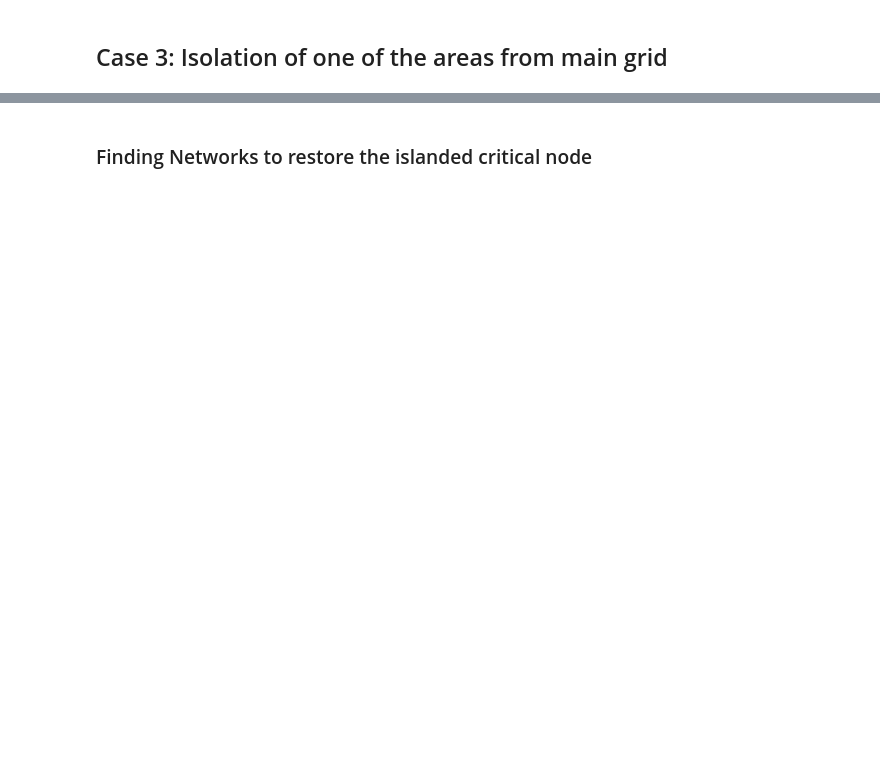
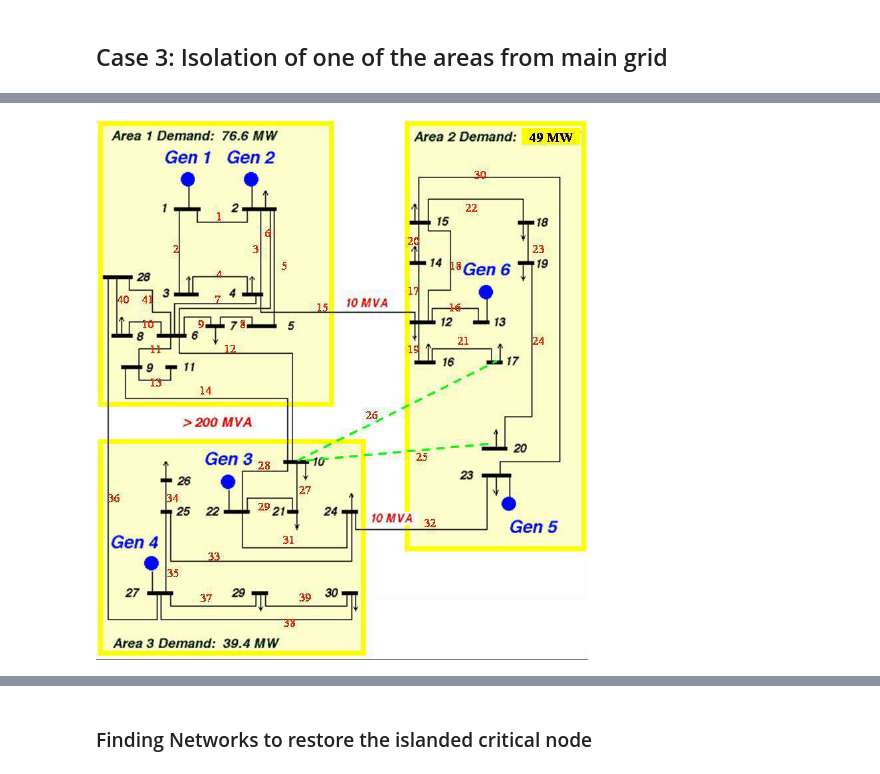
Before and after one commit to kishanknows/graph-based-resiliency-for-PDN, a Jupyter notebook: case3.ipynb, the cells around one changed output, grey strips where cells are left out. Saved outputs shown, nothing was run; the diff lists cells and outputs as text; code cells hidden in the pictures; blank space fills up the shorter version.

```diff
--- a/case3.ipynb
+++ b/case3.ipynb
@@ -7 +5,6 @@ Single Line Diagram of system
+# %%
+from IPython.display import Image
+Image(filename='case3/case3.png')
+# %% [output]
+[figure, added]
 # %% [markdown]
```
Also changed, not shown: parts of 36 cells of this notebook, 4 other files.
